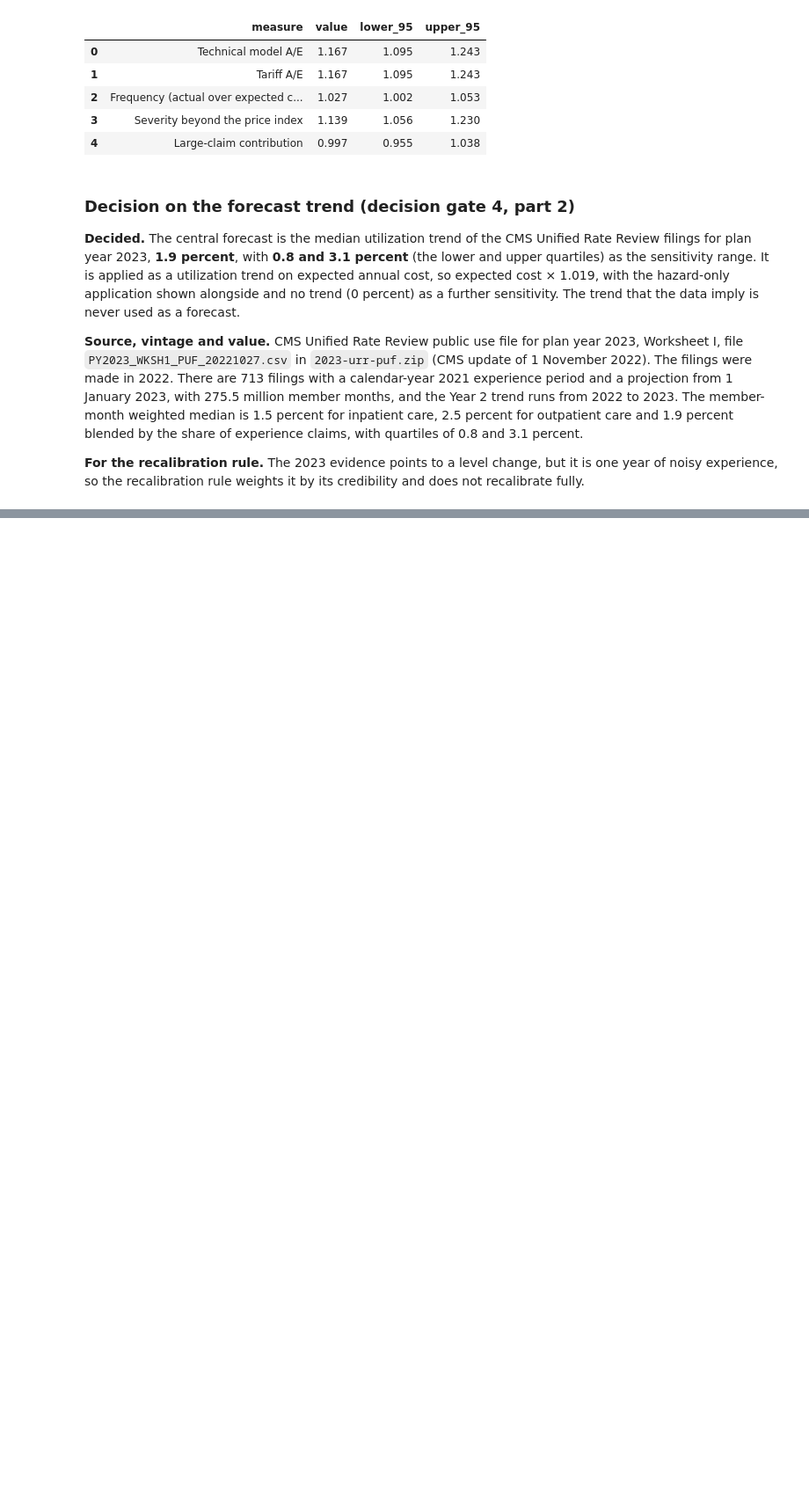
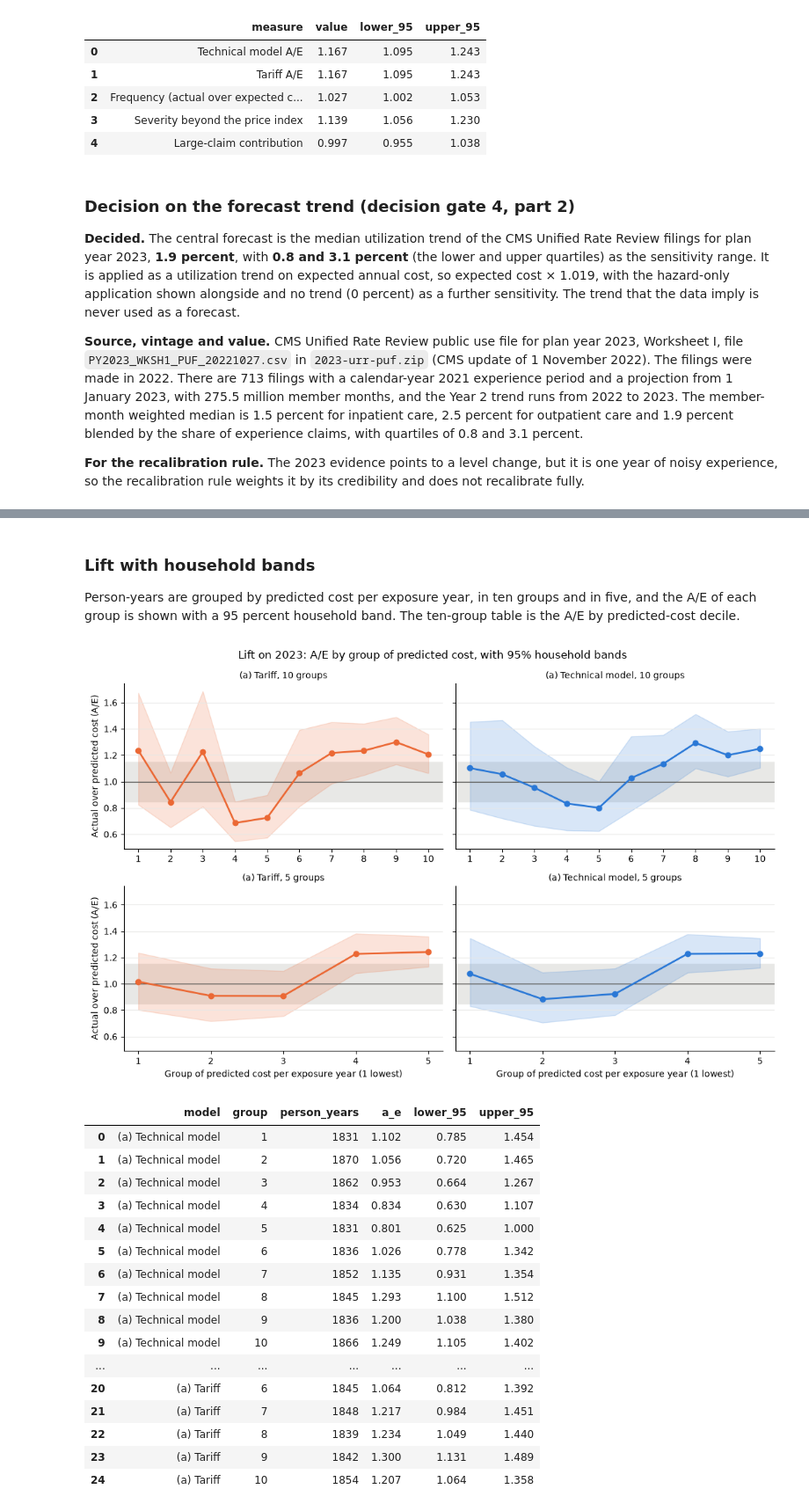
Before and after one commit to asudarmo/health-pricing-meps, a Jupyter notebook: notebooks/04_monitoring.ipynb, the cells around one changed output, grey strips where cells are left out. Shown at 88% size. Drawn from its saved outputs; the diff is of its cells as text; code cells hidden in the pictures; blank space fills up the shorter version.

```diff
--- a/notebooks/04_monitoring.ipynb
+++ b/notebooks/04_monitoring.ipynb
@@ -457,0 +630,59 @@ recalibration rule weights it by its credibility and does not recalibrate fully.
+# %% [markdown]
+### Lift with household bands
+
+Person-years are grouped by predicted cost per exposure year, in ten groups and in five, and the A/E of each group is shown with a
+95 percent household band. The ten-group table is the A/E by predicted-cost decile.
+# %%
+lift_2023 = monitoring.lift(oot, predictions)
+outofsample.save_table(lift_2023, "lift_by_group_2023.csv")
+outofsample.save_table(
+    lift_2023[lift_2023["groups"] == 10].drop(columns="groups"), "ae_by_decile_2023.csv"
+)
+fig, axes = plt.subplots(2, 2, figsize=(11, 7), sharey=True)
+for row, groups in enumerate((10, 5)):
+    for column, (name, colour) in enumerate(
+        ((outofsample.TARIFF, "#eb6834"), (outofsample.TECHNICAL, "#2a78d6"))
+    ):
+        ax = axes[row, column]
+        shown = lift_2023[(lift_2023["model"] == name) & (lift_2023["groups"] == groups)]
+        ax.axhspan(0.85, 1.15, color="#e8e8e6", zorder=0)
+        ax.axhline(1.0, color="#52514e", linewidth=1)
+        ax.fill_between(
+            shown["group"], shown["lower_95"], shown["upper_95"], color=colour, alpha=0.18
+        )
+        ax.plot(shown["group"], shown["a_e"], color=colour, marker="o", markersize=6, linewidth=2)
+        ax.set_xticks(range(1, groups + 1))
+        ax.set_title(f"{name}, {groups} groups", fontsize=10)
+        ax.grid(axis="y", color="#e8e8e6", linewidth=0.8)
+        for side in ("top", "right"):
+            ax.spines[side].set_visible(False)
+for ax in axes[1]:
+    ax.set_xlabel("Group of predicted cost per exposure year (1 lowest)")
+for ax in axes[:, 0]:
+    ax.set_ylabel("Actual over predicted cost (A/E)")
+fig.suptitle("Lift on 2023: A/E by group of predicted cost, with 95% household bands")
+plt.tight_layout()
+figures.save_figure(fig, "lift_2023", outofsample.OUTPUT_DIR / "figures")
+plt.show()
+lift_2023[lift_2023["groups"] == 10][
+    ["model", "group", "person_years", "a_e", "lower_95", "upper_95"]
+]
+# %% [output]
+[figure, added]
+|  | model | group | person_years | a_e | lower_95 | upper_95 |
+| 0 | (a) Technical model | 1 | 1831 | 1.102 | 0.785 | 1.454 |
+| 1 | (a) Technical model | 2 | 1870 | 1.056 | 0.720 | 1.465 |
+| 2 | (a) Technical model | 3 | 1862 | 0.953 | 0.664 | 1.267 |
+| 3 | (a) Technical model | 4 | 1834 | 0.834 | 0.630 | 1.107 |
+| 4 | (a) Technical model | 5 | 1831 | 0.801 | 0.625 | 1.000 |
+| 5 | (a) Technical model | 6 | 1836 | 1.026 | 0.778 | 1.342 |
+| 6 | (a) Technical model | 7 | 1852 | 1.135 | 0.931 | 1.354 |
+| 7 | (a) Technical model | 8 | 1845 | 1.293 | 1.100 | 1.512 |
+| 8 | (a) Technical model | 9 | 1836 | 1.200 | 1.038 | 1.380 |
+| 9 | (a) Technical model | 10 | 1866 | 1.249 | 1.105 | 1.402 |
+| ... | ... | ... | ... | ... | ... | ... |
+| 20 | (a) Tariff | 6 | 1845 | 1.064 | 0.812 | 1.392 |
+| 21 | (a) Tariff | 7 | 1848 | 1.217 | 0.984 | 1.451 |
+| 22 | (a) Tariff | 8 | 1839 | 1.234 | 1.049 | 1.440 |
+| 23 | (a) Tariff | 9 | 1842 | 1.300 | 1.131 | 1.489 |
+| 24 | (a) Tariff | 10 | 1854 | 1.207 | 1.064 | 1.358 |
```
Also changed, not shown: parts of 22 cells of this notebook, 16 other files.
